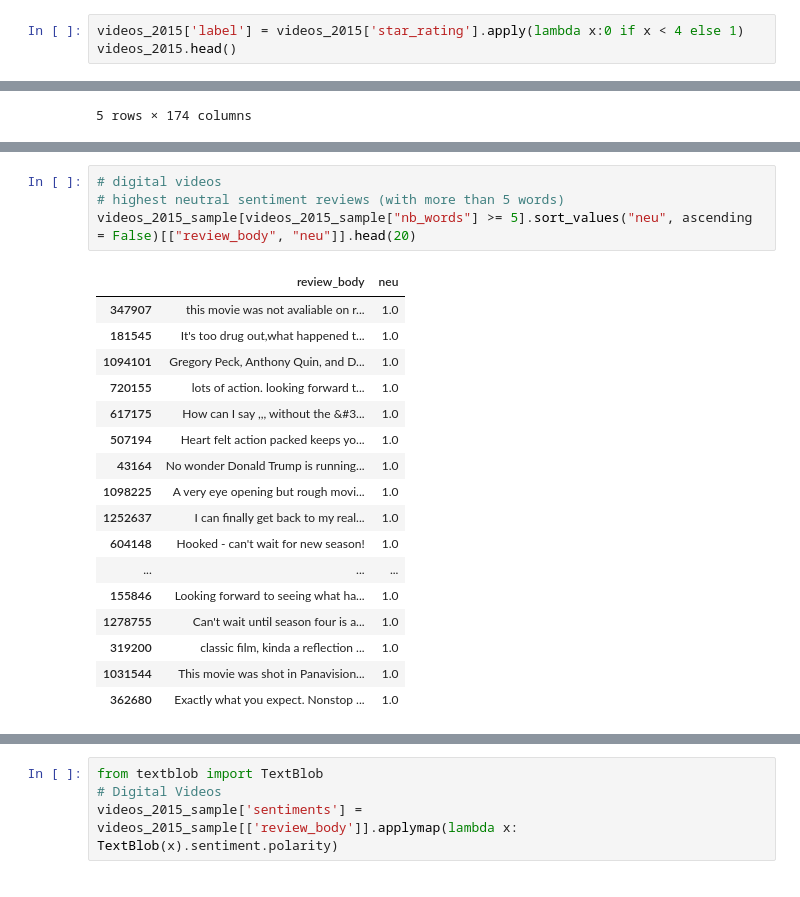
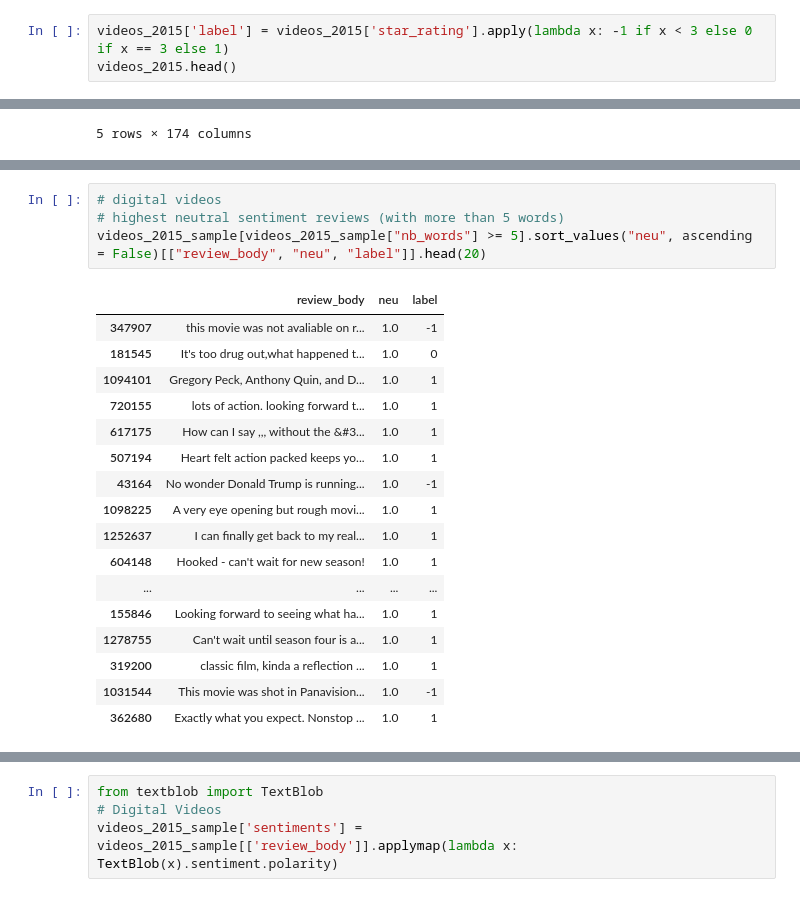
Before and after one commit to gracewainaina/CS396_Data_Science, a Jupyter notebook: videos_dvd_eda.ipynb, the cells around one changed output, grey strips where cells are left out. Drawn from its saved outputs; the diff is of its cells as text.

```diff
--- a/videos_dvd_eda.ipynb
+++ b/videos_dvd_eda.ipynb
@@ -325,7 +325,7 @@ show_wordcloud(dvd_2015['review_body'])
 # %% [markdown]
 ### Sentiment Analysis
 # %%
-videos_2015['label'] = videos_2015['star_rating'].apply(lambda x:0 if x < 4 else 1)
+videos_2015['label'] = videos_2015['star_rating'].apply(lambda x: -1 if x < 3 else 0 if x == 3 else 1)
 videos_2015.head()
 # %% [output]
 A value is trying to be set on a copy of a slice from a DataFrame.
@@ -604,25 +606,25 @@ videos_2015_sample[videos_2015_sample["nb_words"] >= 5].sort_values("neg", ascen
 # %%
 # digital videos
 # highest neutral sentiment reviews (with more than 5 words)
-videos_2015_sample[videos_2015_sample["nb_words"] >= 5].sort_values("neu", ascending = False)[["review_body", "neu"]].head(20)
+videos_2015_sample[videos_2015_sample["nb_words"] >= 5].sort_values("neu", ascending = False)[["review_body", "neu", "label"]].head(20)
 # %% [output]
-|  | review_body | neu |
-| 347907 | this movie was not avaliable on r... | 1.0 |
-| 181545 | It's too drug out,what happened t... | 1.0 |
-| 1094101 | Gregory Peck, Anthony Quin, and D... | 1.0 |
-| 720155 | lots of action. looking forward t... | 1.0 |
-| 617175 | How can I say ,,, without the &#3... | 1.0 |
-| 507194 | Heart felt action packed keeps yo... | 1.0 |
-| 43164 | No wonder Donald Trump is running... | 1.0 |
-| 1098225 | A very eye opening but rough movi... | 1.0 |
-| 1252637 | I can finally get back to my real... | 1.0 |
-| 604148 | Hooked - can't wait for new season! | 1.0 |
-| ... | ... | ... |
-| 155846 | Looking forward to seeing what ha... | 1.0 |
-| 1278755 | Can't wait until season four is a... | 1.0 |
-| 319200 | classic film, kinda a reflection ... | 1.0 |
-| 1031544 | This movie was shot in Panavision... | 1.0 |
-| 362680 | Exactly what you expect. Nonstop ... | 1.0 |
+|  | review_body | neu | label |
+| 347907 | this movie was not avaliable on r... | 1.0 | -1 |
+| 181545 | It's too drug out,what happened t... | 1.0 | 0 |
+| 1094101 | Gregory Peck, Anthony Quin, and D... | 1.0 | 1 |
+| 720155 | lots of action. looking forward t... | 1.0 | 1 |
+| 617175 | How can I say ,,, without the &#3... | 1.0 | 1 |
+| 507194 | Heart felt action packed keeps yo... | 1.0 | 1 |
+| 43164 | No wonder Donald Trump is running... | 1.0 | -1 |
+| 1098225 | A very eye opening but rough movi... | 1.0 | 1 |
+| 1252637 | I can finally get back to my real... | 1.0 | 1 |
+| 604148 | Hooked - can't wait for new season! | 1.0 | 1 |
+| ... | ... | ... | ... |
+| 155846 | Looking forward to seeing what ha... | 1.0 | 1 |
+| 1278755 | Can't wait until season four is a... | 1.0 | 1 |
+| 319200 | classic film, kinda a reflection ... | 1.0 | 1 |
+| 1031544 | This movie was shot in Panavision... | 1.0 | -1 |
+| 362680 | Exactly what you expect. Nonstop ... | 1.0 | 1 |
 # %%
 # DVDs
 # highest positive sentiment reviews (with more than 5 words)
```
Also changed, not shown: parts of 18 cells of this notebook.
